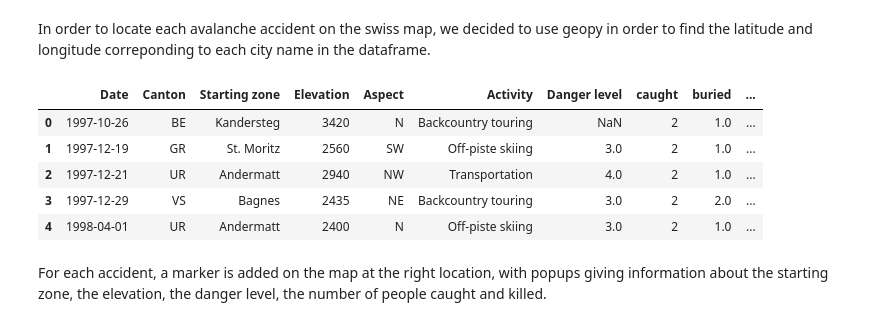
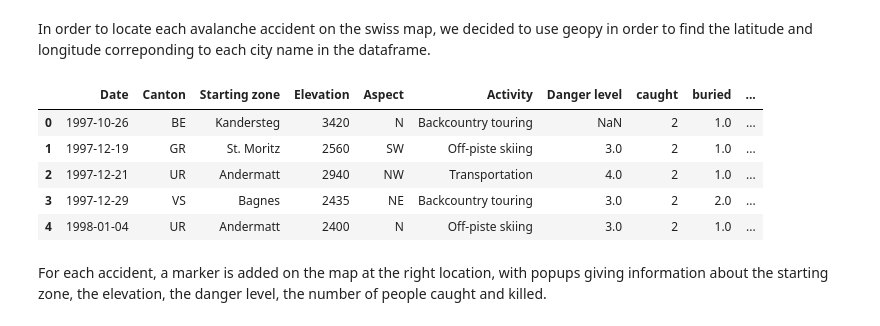
Before and after one commit to swiss-avalanches/swiss-avalanches.github.io, a Jupyter notebook: notebooks/accidents.ipynb, the cells around one changed output. Cells and saved outputs as stored; diff of their text form; code cells hidden in the pictures.

```diff
--- a/notebooks/accidents.ipynb
+++ b/notebooks/accidents.ipynb
@@ -14,7 +14,7 @@ import matplotlib.pyplot as plt
 %matplotlib inline
 # %%
 # Load avalanche accidents data
-df_accidents = pd.read_csv('../data/accidents/raw_accidents.csv')
+df_accidents = pd.read_excel('../data/accidents/raw_accidents.xlsx')
 df_accidents.head()
 # %% [output]
 |  | Date | Canton | Starting zone | Elevation | Aspect | Activity | Danger level | caught | buried | ... |
@@ -71,18 +71,18 @@ m = folium.Map(location=switzerland, zoom_start=8, tiles='https://server.arcgiso
 In order to locate each avalanche accident on the swiss map, we decided to use geopy in order to find the latitude and longitude correponding to each city name in the dataframe.
 # %%
 # Find coordinates for each avanlanche accident in Switzerland
-coordinates = pd.read_excel('../accident_data/coordinates.xlsx')
+coordinates = pd.read_excel('../data/accidents/coordinates.xlsx')
 
 # Coordinates are added to the dataframe for each accident
 df_accidents = df_accidents.assign(Longitude = coordinates.Longitude, Latitude = coordinates.Latitude)
 df_accidents.head()
 # %% [output]
 |  | Date | Canton | Starting zone | Elevation | Aspect | Activity | Danger level | caught | buried | ... |
 | 0 | 1997-10-26 | BE | Kandersteg | 3420 | N | Backcountry touring | NaN | 2 | 1.0 | ... |
 | 1 | 1997-12-19 | GR | St. Moritz | 2560 | SW | Off-piste skiing | 3.0 | 2 | 1.0 | ... |
 | 2 | 1997-12-21 | UR | Andermatt | 2940 | NW | Transportation | 4.0 | 2 | 1.0 | ... |
 | 3 | 1997-12-29 | VS | Bagnes | 2435 | NE | Backcountry touring | 3.0 | 2 | 2.0 | ... |
-| 4 | 1998-04-01 | UR | Andermatt | 2400 | N | Off-piste skiing | 3.0 | 2 | 1.0 | ... |
+| 4 | 1998-01-04 | UR | Andermatt | 2400 | N | Off-piste skiing | 3.0 | 2 | 1.0 | ... |
 # %% [markdown]
 For each accident, a marker is added on the map at the right location, with popups giving information about the starting zone, the elevation, the danger level, the number of people caught and killed.
 # %%
```
Also changed, not shown: parts of 4 cells of this notebook, 8 other files.
